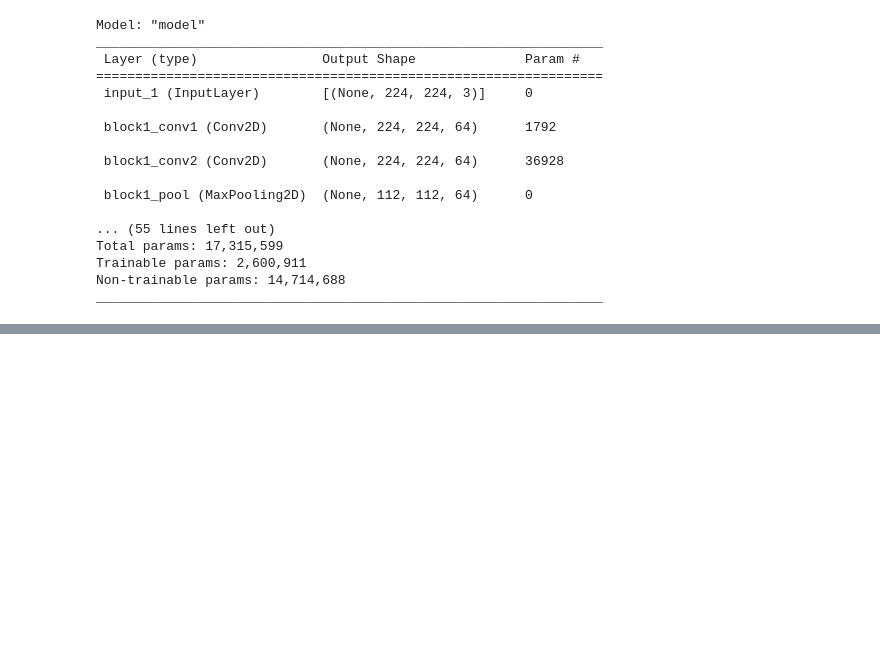
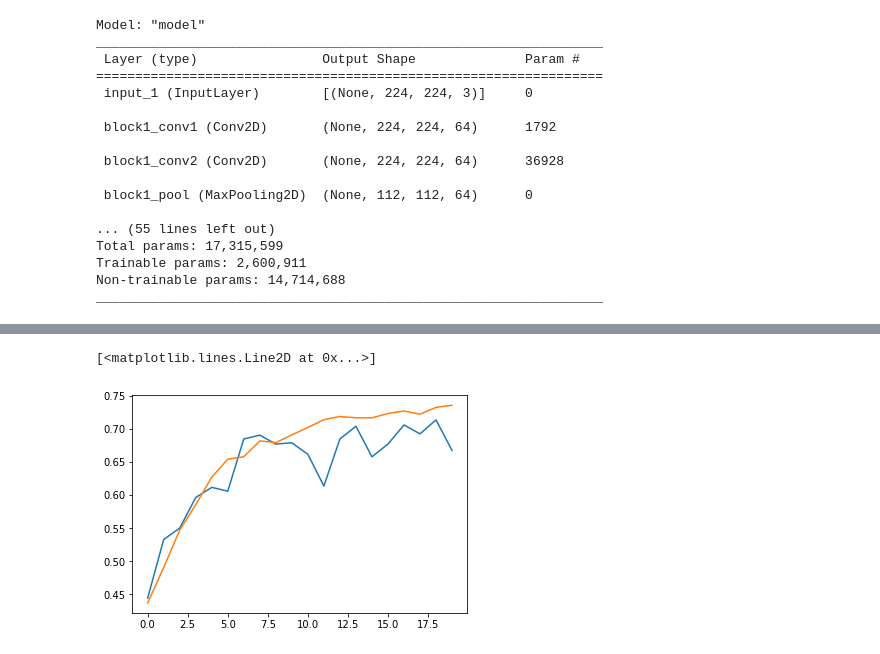
Before and after one commit to TechKhid/SOFTWARE_FREEDOM_DAY_HACKATHON_2022, a Jupyter notebook: HakaThon.ipynb, the cells around one changed output, grey strips where cells are left out. Cells and saved outputs as stored; diff of their text form; code cells hidden in the pictures; blank space fills up the shorter version.

```diff
--- a/HakaThon.ipynb
+++ b/HakaThon.ipynb
@@ -156,5 +174,8 @@ hist.history.keys()
 # %%
 plt.plot(hist.history["val_accuracy"])
-plt.plot(hist.history["loss"])
+plt.plot(hist.history["accuracy"])
+# %% [output]
+[<matplotlib.lines.Line2D at 0x...>]
+[figure, added]
 # %%
 val_batches.class_indices
```
Also changed, not shown: parts of 6 cells of this notebook.
